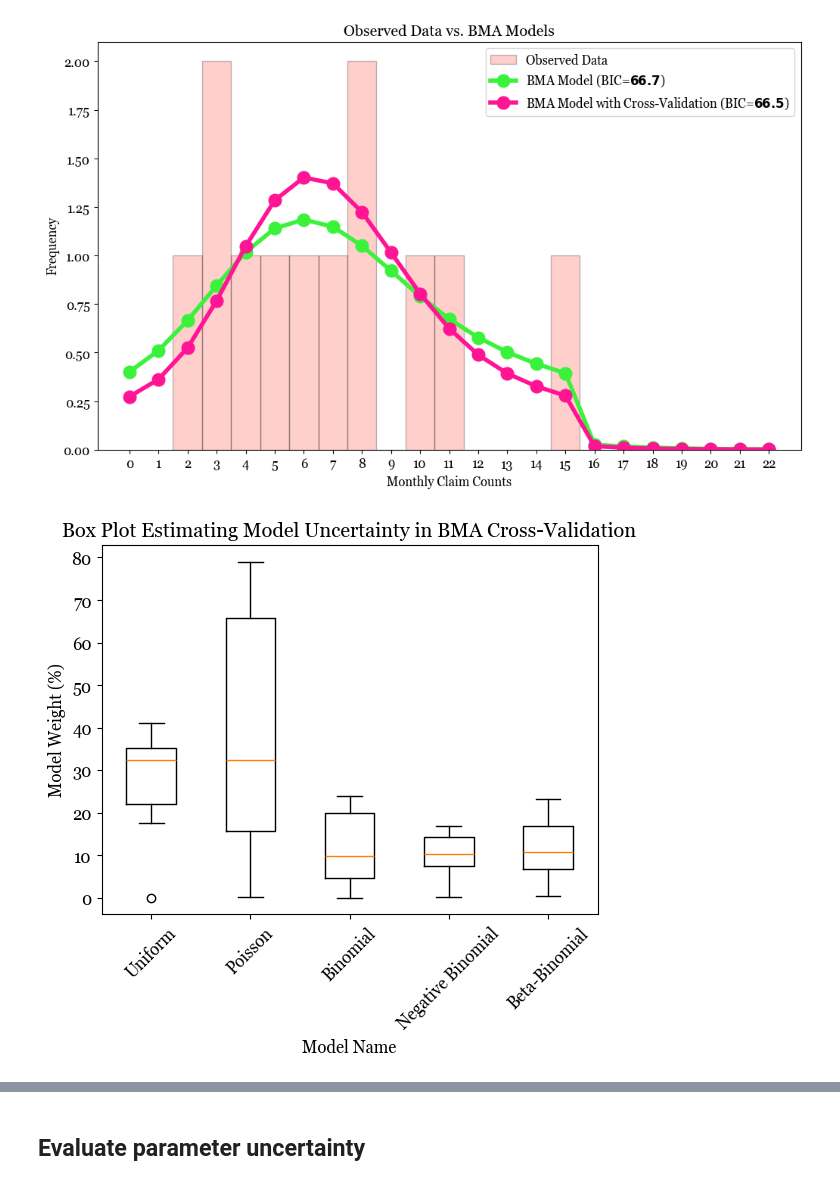
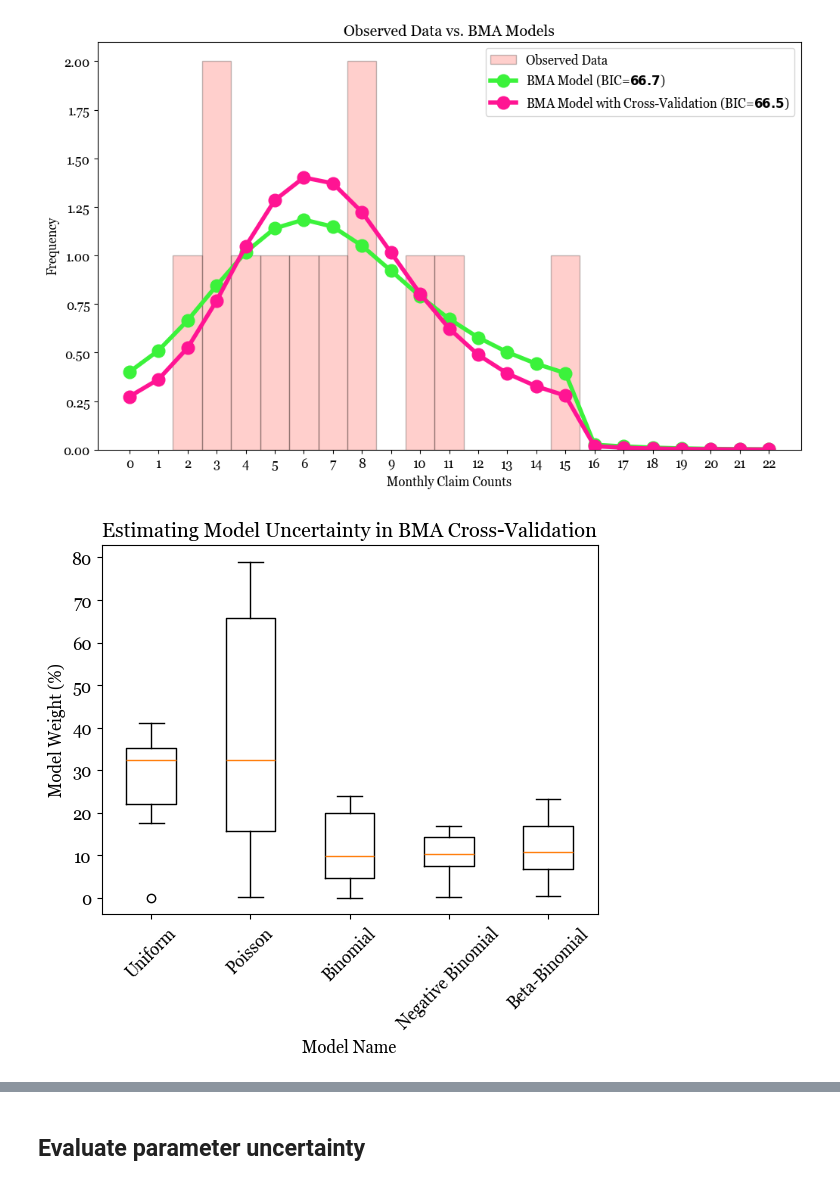
Before and after one commit to AlexFiliakov/bayesian-case-study, a Jupyter notebook: bayesian_case_study.ipynb, the cells around one changed output, grey strips where cells are left out. Cells and saved outputs as stored; diff of their text form; code cells hidden in the pictures.

Commit message:
additional visualizations

```diff
--- a/bayesian_case_study.ipynb
+++ b/bayesian_case_study.ipynb
@@ -234,32 +234,32 @@ plt.show()
 # average_pmf_bma_cv
 # log_likelihood_bma_cv
 # param_num_bma_cv
 # bic_bma_cf
 # print(model_uncertainty) # Weight of the individual component models in each BMA fold
 
 # Get the weight of the individual component models in each fold, weighted by the BMA fit
 # Multiply each column of the arrays by the respective elements in the array
 result = [x * y for x, y in zip(weights_bma_cv, model_uncertainty_cv)]
 
 assert np.round(np.sum(result),4) == 1
 
 result = np.array(result).reshape(len(weights_bma_cv), len(model_names_cv))
 
 # Scale the weights by the number of folds to get the total weight of each model
 result *= len(weights_bma_cv) * 100 # Multiply by 100 to get percentage
 
 # Create the box plot
 plt.boxplot(result)
 
 # Label the axes
 plt.xlabel('Model Name')
 plt.ylabel('Model Weight (%)')
-plt.title('Box Plot Estimating Model Uncertainty in BMA Cross-Validation')
+plt.title('Estimating Model Uncertainty in BMA Cross-Validation')
 
 # Set the x-axis labels
 plt.xticks(ticks=np.arange(1, len(model_names_cv) + 1), labels=model_names_cv, rotation=45)
 
 # Show the plot
 plt.show()
 # %% [output]
-[figure, old version]
+[figure, new version]
```
Also changed, not shown: parts of 6 cells of this notebook, 6 other files.
